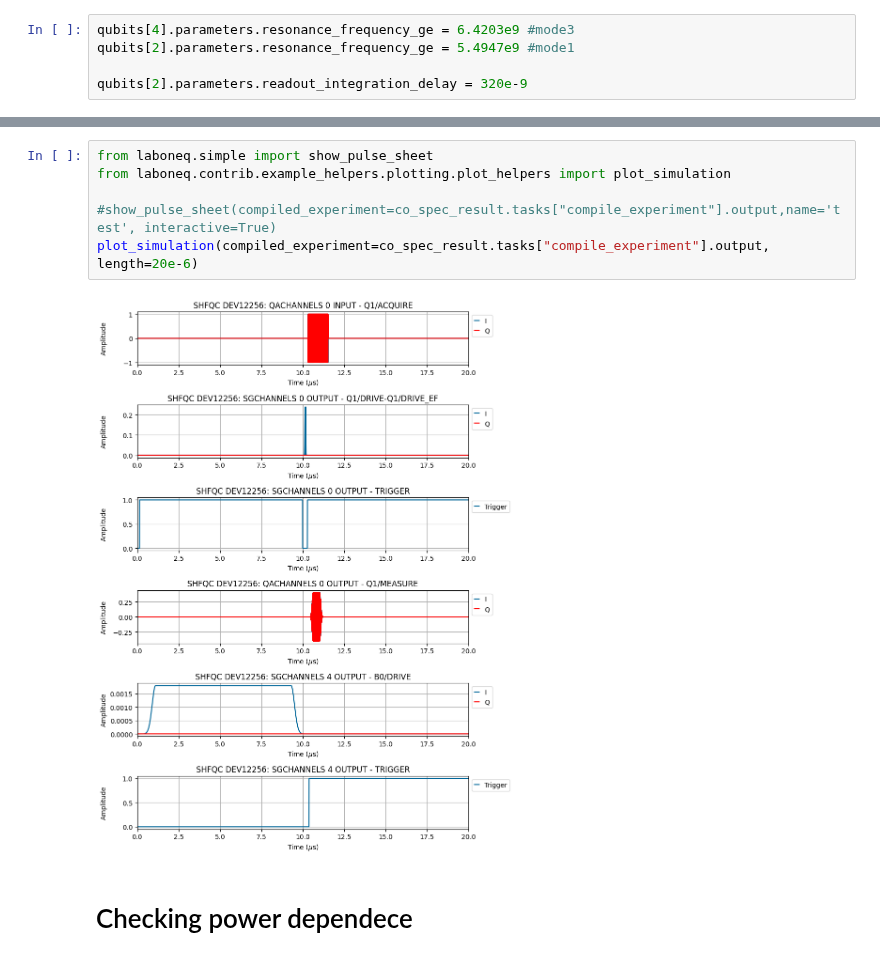
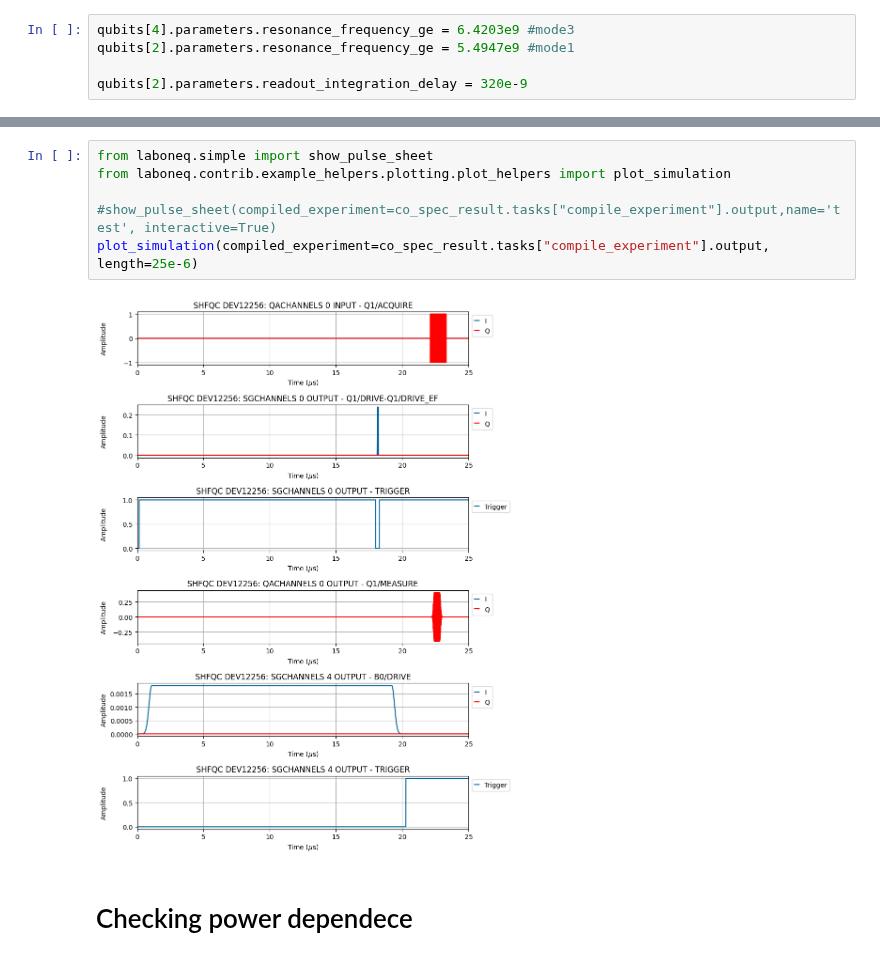
Before and after one commit to yalgaeahn/qubit-experiment, a Jupyter notebook: examples/selectiveRIP/coherence_spec.ipynb, the cells around one changed output, grey strips where cells are left out. Cells and saved outputs as stored; diff of their text form.

```diff
--- a/examples/selectiveRIP/coherence_spec.ipynb
+++ b/examples/selectiveRIP/coherence_spec.ipynb
@@ -315,11 +316,11 @@ fit.best_values
 # %%
 from laboneq.simple import show_pulse_sheet
 from laboneq.contrib.example_helpers.plotting.plot_helpers import plot_simulation
 
 #show_pulse_sheet(compiled_experiment=co_spec_result.tasks["compile_experiment"].output,name='test', interactive=True)
-plot_simulation(compiled_experiment=co_spec_result.tasks["compile_experiment"].output, length=20e-6)
+plot_simulation(compiled_experiment=co_spec_result.tasks["compile_experiment"].output, length=25e-6)
 # %% [output]
-[figure, old version]
+[figure, new version]
 # %% [markdown]
 # Checking power dependece
 # %%
```
Also changed, not shown: parts of 5 cells of this notebook, 4 other files.
